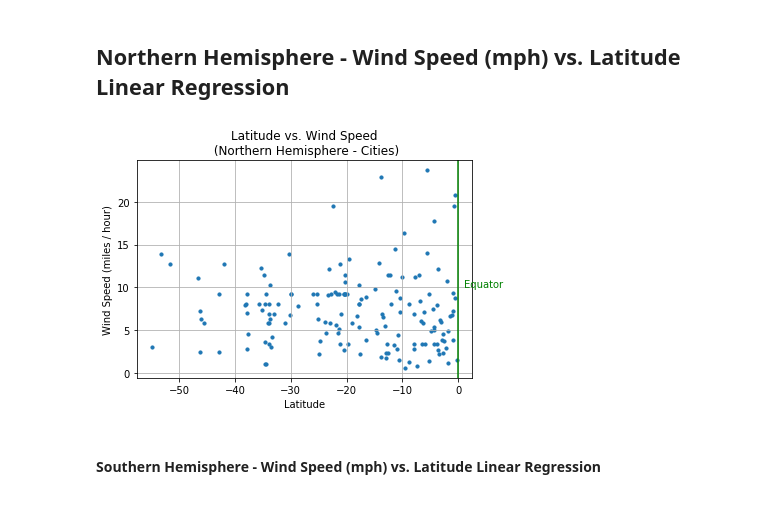
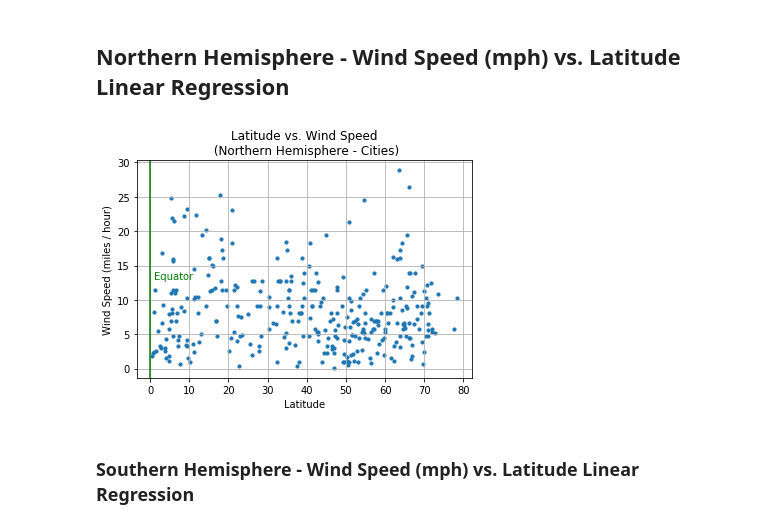
Before and after one commit to SaltireSequence/python-api-challenge, a Jupyter notebook: WeatherPy.ipynb, the cells around one changed output. Drawn from its saved outputs; the diff is of its cells as text; code cells hidden in the pictures.

Commit message:
Linear Regression code changes
Ammending Linear Regression calculation

```diff
--- a/WeatherPy.ipynb
+++ b/WeatherPy.ipynb
@@ -452,22 +502,22 @@ plt.show()
 ## Northern Hemisphere - Wind Speed (mph) vs. Latitude Linear Regression
 # %%
 # Build a scatter plot for each data type
-fig5 = plt.scatter(Southern_Hemisphere["Lat"], Southern_Hemisphere["Wind Speed"], marker="o", s=10)
+fig13 = plt.scatter(Northern_Hemisphere["Lat"], Northern_Hemisphere["Wind Speed"], marker="o", s=10)
 
 # Adding Scatter
 plt.title("Latitude vs. Wind Speed\n (Northern Hemisphere - Cities)")
 plt.xlabel("Latitude")
 plt.ylabel("Wind Speed (miles / hour)")
 # Adding an equator line, as a reference point
 plt.axvline(0, color = 'green', alpha = 1, label = 'Equator')
-plt.text(1,10,'Equator',rotation=0, color = 'green', alpha = 1)
+plt.text(1,13,'Equator',rotation=0, color = 'green', alpha = 1)
 plt.grid(True)
 
 # Saving out the figure
 plt.savefig("output_plots/Northern_Lat_vs_Wind_Speed.png")
 
 plt.show()
 # %% [output]
-[figure, old version]
+[figure, new version]
 # %% [markdown]
-####  Southern Hemisphere - Wind Speed (mph) vs. Latitude Linear Regression
+###  Southern Hemisphere - Wind Speed (mph) vs. Latitude Linear Regression
```
Also changed, not shown: parts of 10 cells of this notebook, 4 other files.
